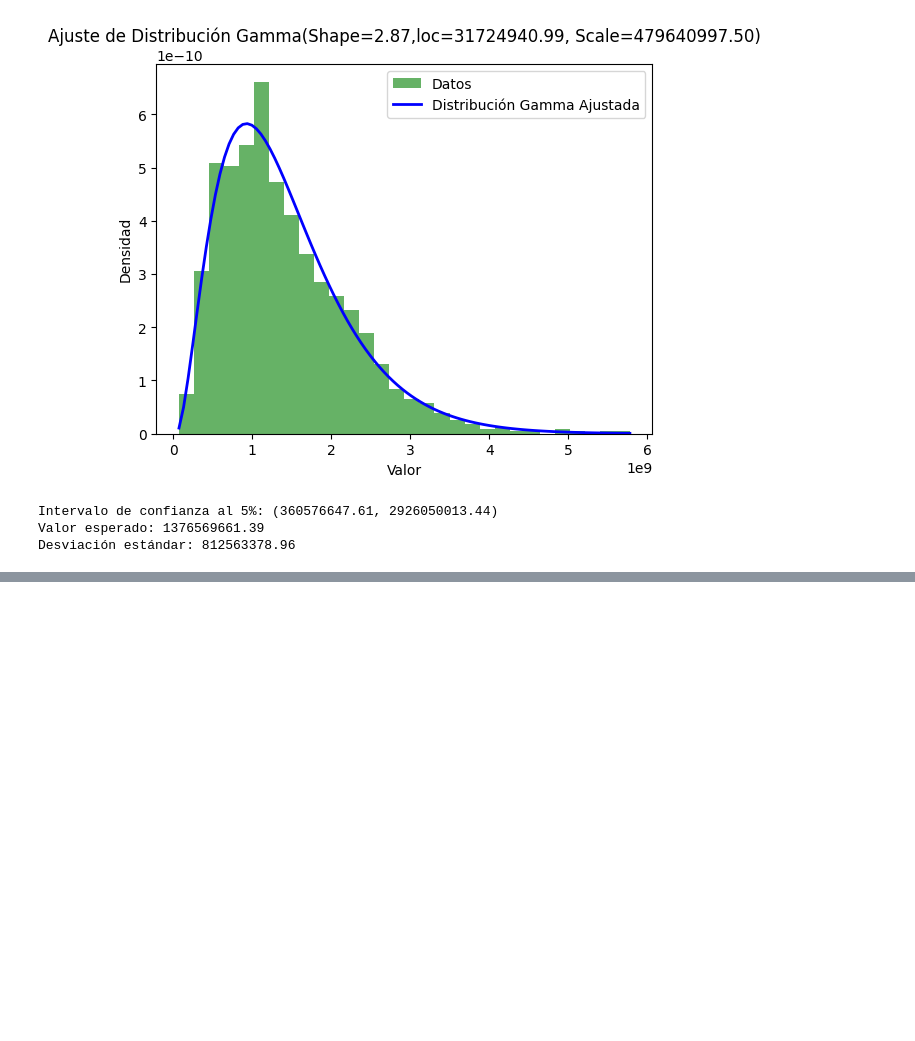
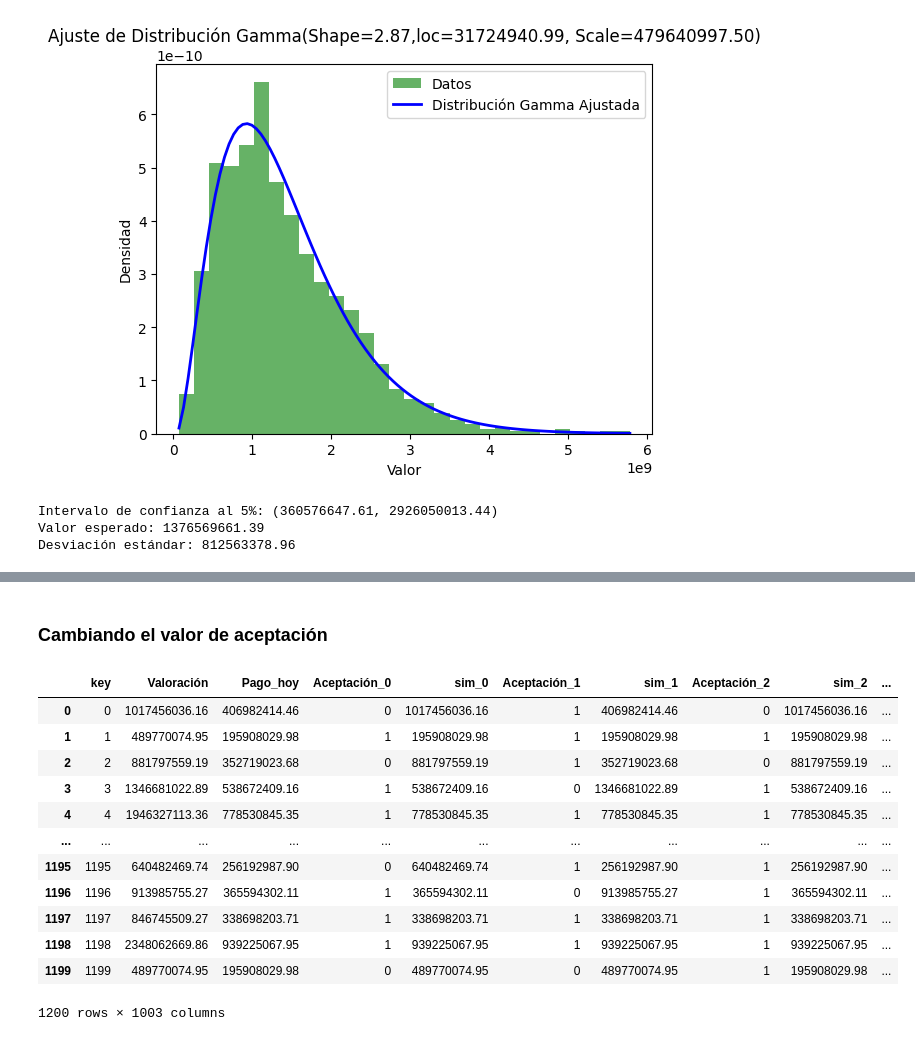
Before and after one commit to mateocivil10/pj_sa_202501, a Jupyter notebook: notebooks/4Clase.ipynb, the cells around one changed output, grey strips where cells are left out. Drawn from its saved outputs; the diff is of its cells as text; code cells hidden in the pictures; blank space fills up the shorter version.

```diff
--- a/notebooks/4Clase.ipynb
+++ b/notebooks/4Clase.ipynb
@@ -282 +329,3 @@ df_sim.head()
 5 rows × 1003 columns
+# %% [markdown]
+### Cambiando el valor de aceptación
@@ -282,0 +359,16 @@ df_sim.head()
+# %%
+df_sim
+# %% [output]
+|  | key | Valoración | Pago_hoy | Aceptación_0 | sim_0 | Aceptación_1 | sim_1 | Aceptación_2 | sim_2 | ... |
+| 0 | 0 | 1017456036.16 | 406982414.46 | 0 | 1017456036.16 | 1 | 406982414.46 | 0 | 1017456036.16 | ... |
+| 1 | 1 | 489770074.95 | 195908029.98 | 1 | 195908029.98 | 1 | 195908029.98 | 1 | 195908029.98 | ... |
+| 2 | 2 | 881797559.19 | 352719023.68 | 0 | 881797559.19 | 1 | 352719023.68 | 0 | 881797559.19 | ... |
+| 3 | 3 | 1346681022.89 | 538672409.16 | 1 | 538672409.16 | 0 | 1346681022.89 | 1 | 538672409.16 | ... |
+| 4 | 4 | 1946327113.36 | 778530845.35 | 1 | 778530845.35 | 1 | 778530845.35 | 1 | 778530845.35 | ... |
+| ... | ... | ... | ... | ... | ... | ... | ... | ... | ... | ... |
+| 1195 | 1195 | 640482469.74 | 256192987.90 | 0 | 640482469.74 | 1 | 256192987.90 | 1 | 256192987.90 | ... |
+| 1196 | 1196 | 913985755.27 | 365594302.11 | 1 | 365594302.11 | 0 | 913985755.27 | 1 | 365594302.11 | ... |
+| 1197 | 1197 | 846745509.27 | 338698203.71 | 1 | 338698203.71 | 1 | 338698203.71 | 1 | 338698203.71 | ... |
+| 1198 | 1198 | 2348062669.86 | 939225067.95 | 1 | 939225067.95 | 1 | 939225067.95 | 1 | 939225067.95 | ... |
+| 1199 | 1199 | 489770074.95 | 195908029.98 | 0 | 489770074.95 | 0 | 489770074.95 | 1 | 195908029.98 | ... |
+1200 rows × 1003 columns
```
Also changed, not shown: parts of 19 cells of this notebook.
